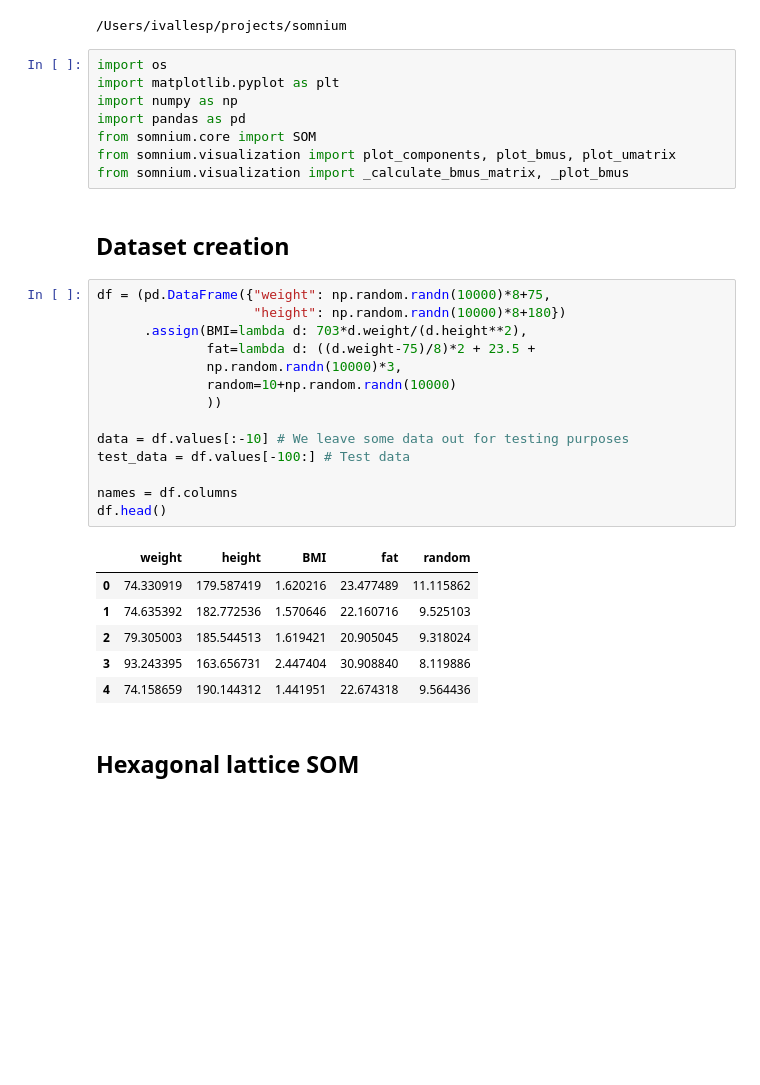
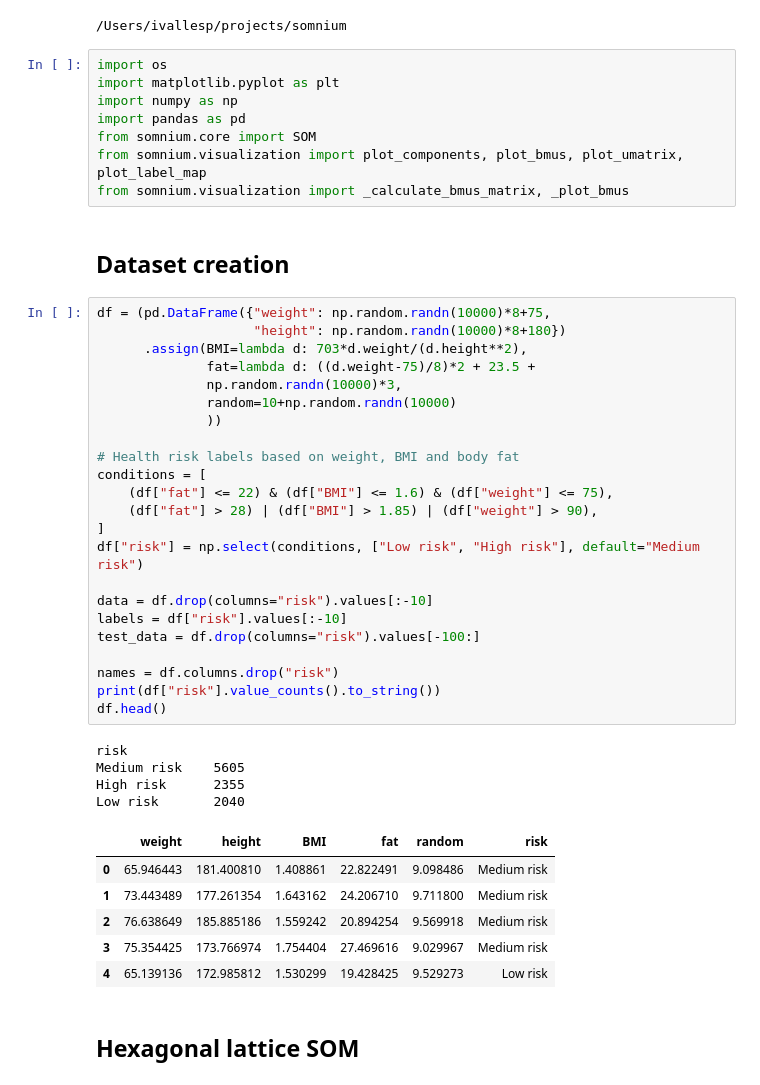
Before and after one commit to ivallesp/somnium, a Jupyter notebook: examples/getting_started.ipynb, the cells around one changed output. Saved outputs shown, nothing was run; the diff lists cells and outputs as text; blank space fills up the shorter version.

```diff
--- a/examples/getting_started.ipynb
+++ b/examples/getting_started.ipynb
@@ -12,31 +12,44 @@ import matplotlib.pyplot as plt
 import numpy as np
 import pandas as pd
 from somnium.core import SOM
-from somnium.visualization import plot_components, plot_bmus, plot_umatrix
+from somnium.visualization import plot_components, plot_bmus, plot_umatrix, plot_label_map
 from somnium.visualization import _calculate_bmus_matrix, _plot_bmus
 # %% [markdown]
 ## Dataset creation
 # %%
 df = (pd.DataFrame({"weight": np.random.randn(10000)*8+75,
                     "height": np.random.randn(10000)*8+180})
       .assign(BMI=lambda d: 703*d.weight/(d.height**2),
               fat=lambda d: ((d.weight-75)/8)*2 + 23.5 +
               np.random.randn(10000)*3,
               random=10+np.random.randn(10000)
               ))
 
-data = df.values[:-10] # We leave some data out for testing purposes
-test_data = df.values[-100:] # Test data
+# Health risk labels based on weight, BMI and body fat
+conditions = [
+    (df["fat"] <= 22) & (df["BMI"] <= 1.6) & (df["weight"] <= 75),
+    (df["fat"] > 28) | (df["BMI"] > 1.85) | (df["weight"] > 90),
+]
+df["risk"] = np.select(conditions, ["Low risk", "High risk"], default="Medium risk")
 
-names = df.columns
+data = df.drop(columns="risk").values[:-10]
+labels = df["risk"].values[:-10]
+test_data = df.drop(columns="risk").values[-100:]
+
+names = df.columns.drop("risk")
+print(df["risk"].value_counts().to_string())
 df.head()
 # %% [output]
+risk
+Medium risk    5605
+High risk      2355
+Low risk       2040
-|  | weight | height | BMI | fat | random |
-| 0 | 74.330919 | 179.587419 | 1.620216 | 23.477489 | 11.115862 |
-| 1 | 74.635392 | 182.772536 | 1.570646 | 22.160716 | 9.525103 |
-| 2 | 79.305003 | 185.544513 | 1.619421 | 20.905045 | 9.318024 |
-| 3 | 93.243395 | 163.656731 | 2.447404 | 30.908840 | 8.119886 |
-| 4 | 74.158659 | 190.144312 | 1.441951 | 22.674318 | 9.564436 |
+|  | weight | height | BMI | fat | random | risk |
+| 0 | 65.946443 | 181.400810 | 1.408861 | 22.822491 | 9.098486 | Medium risk |
+| 1 | 73.443489 | 177.261354 | 1.643162 | 24.206710 | 9.711800 | Medium risk |
+| 2 | 76.638649 | 185.885186 | 1.559242 | 20.894254 | 9.569918 | Medium risk |
+| 3 | 75.354425 | 173.766974 | 1.754404 | 27.469616 | 9.029967 | Medium risk |
+| 4 | 65.139136 | 172.985812 | 1.530299 | 19.428425 | 9.529273 | Low risk |
 # %% [markdown]
 ## Hexagonal lattice SOM
 # %%
```
Also changed, not shown: parts of 10 cells of this notebook, 2 other files.
